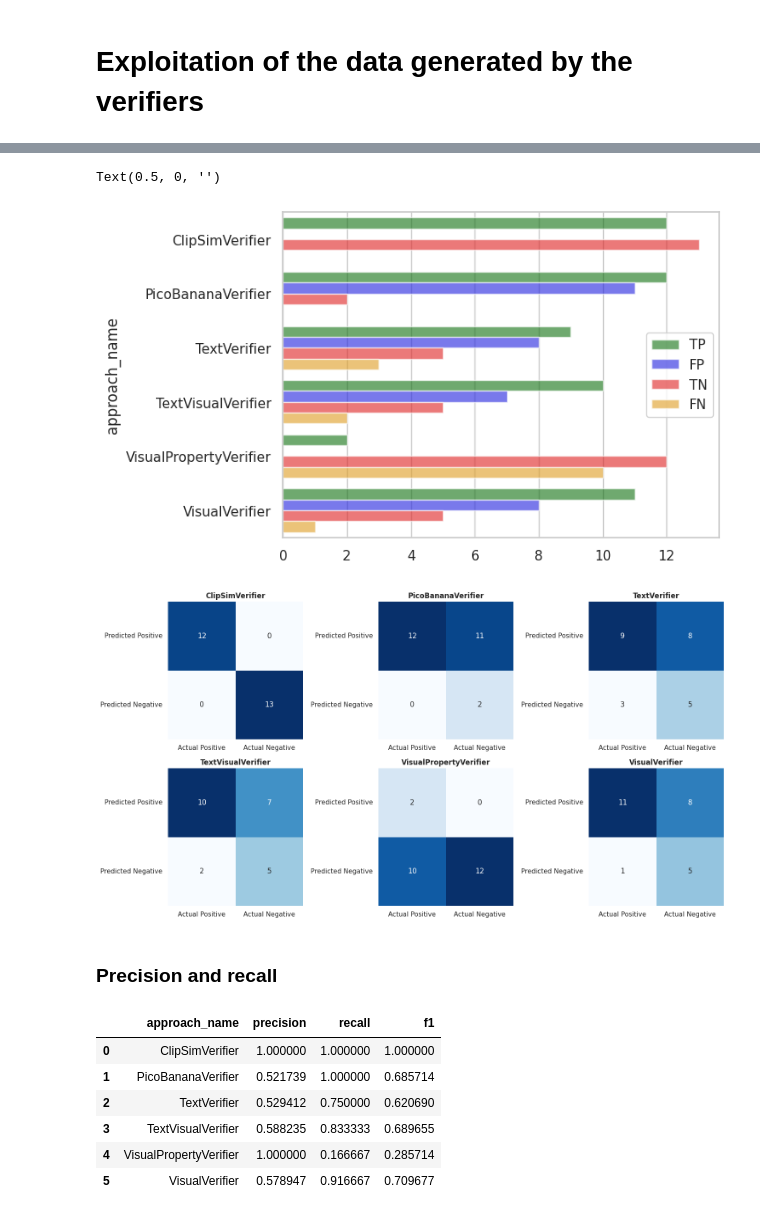
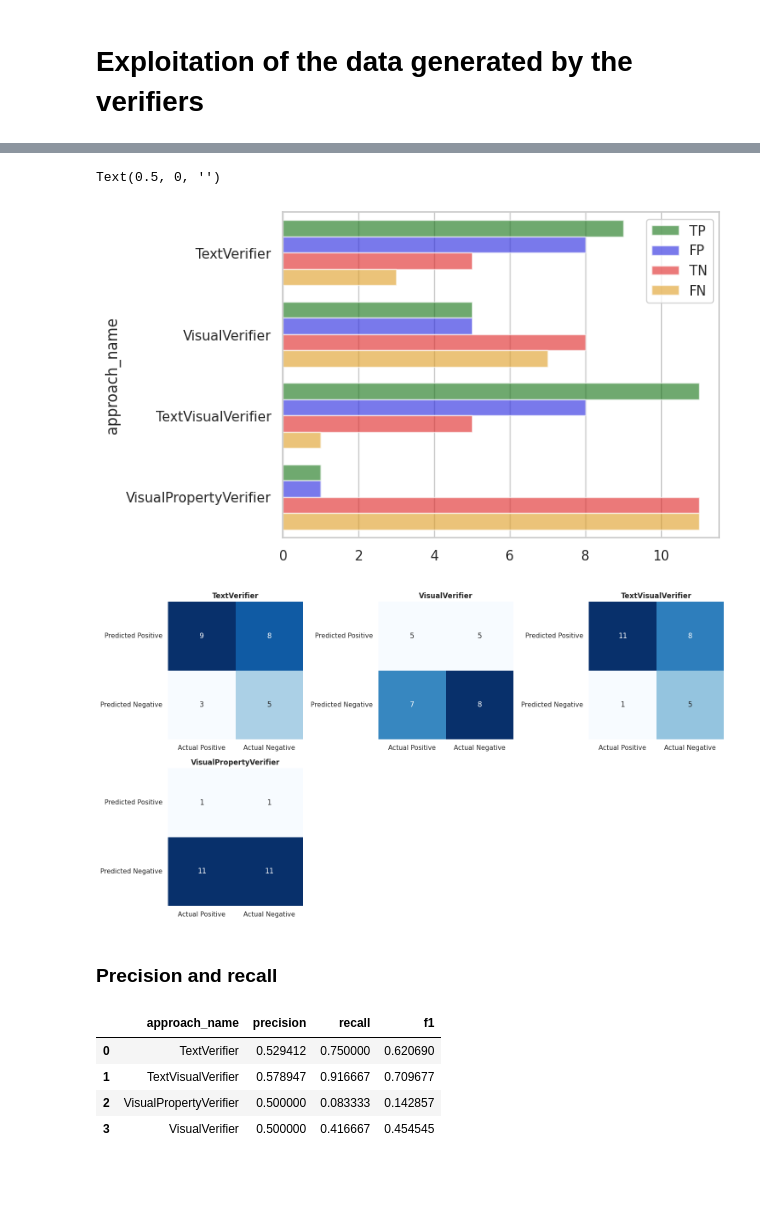
Before and after one commit to IV2C/VIFagent, a Jupyter notebook: notebooks/verifier_exploitation/verifier_exploitation.ipynb, the cells around one changed output, grey strips where cells are left out. Drawn from its saved outputs; the diff is of its cells as text; code cells hidden in the pictures; blank space fills up the shorter version.

Commit message:
returning float instead of bool

```diff
--- a/notebooks/verifier_exploitation/verifier_exploitation.ipynb
+++ b/notebooks/verifier_exploitation/verifier_exploitation.ipynb
@@ -5,6 +5,6 @@ from datasets import load_from_disk,Dataset
 import pandas as pd
 import seaborn as sb
 
-ds_path =f"notebooks/verifier_execution/2025-11-12-14-ds_conc"
+ds_path =f"notebooks/verifier_execution/datasets/preview/full_ds"
 full_ds = load_from_disk(ds_path)
 # %% [markdown]
@@ -12,9 +12,10 @@ full_ds = load_from_disk(ds_path)
 # %%
+threshold = 0.9
 def compute_tpfp(row):
     cl = "unassigned"
-    if row["classified"]!=None:
+    if row["classified_score"]!=None:
         expected = bool(row["expected"])
-        classified = bool(row["classified"])
+        classified = float(row["classified_score"])>threshold
         if expected and classified:
             cl = "TP"
         if not expected and classified:
@@ -30,7 +31,7 @@ def compute_tpfp(row):
 
 rates_ds = full_ds.map(compute_tpfp)
 rates_df = rates_ds.to_pandas()
-rates_df = rates_df[["approach_name","classification","id","try","index","classified","expected"]]
+rates_df = rates_df[["approach_name","classification","id","try","index","classified_score","expected"]]
 # %%
 rates_df
 # %% [output]
@@ -64,7 +55,7 @@ import matplotlib.ticker as ticker
 sns.set_theme(style="whitegrid")
 
 g = sns.countplot(
-    data=rates_agg_df,
+    data=rates_df,
     y="approach_name",
     hue="classification",
     palette=['green', 'blue', 'red','orange'],
@@ -78,7 +69,7 @@ g.legend_.set_title(None)
 g.set_xlabel("")
 # %% [output]
 Text(0.5, 0, '')
-[figure, old version]
+[figure, new version]
 # %%
 import seaborn as sns
 import matplotlib.pyplot as plt
@@ -88,7 +79,7 @@ import numpy as np
 sns.set_theme(style="whitegrid")
 
 # Get unique approaches
-approaches = rates_agg_df['approach_name'].unique()
+approaches = rates_df['approach_name'].unique()
 
 # Calculate number of rows and columns for subplots
 n_approaches = len(approaches)
@@ -104,41 +95,41 @@ axes = axes.flatten()
 # Create confusion matrix for each approach
 for idx, approach in enumerate(approaches):
     # Filter data for this approach
-    approach_data = rates_agg_df[rates_agg_df['approach_name'] == approach]
+    approach_data = rates_df[rates_df['approach_name'] == approach]
 
     # Count occurrences of each classification
     counts = approach_data['classification'].value_counts()
 
     # Create 2x2 confusion matrix (Predicted vs Actual)
     matrix = np.array([
         [counts.get('TP', 0), counts.get('FP', 0)],
         [counts.get('FN', 0), counts.get('TN', 0)]
     ])
 
     # Plot heatmap
     sns.heatmap(
         matrix,
         annot=True,
         fmt='g',
         cmap='Blues',
         cbar=False,
         ax=axes[idx],
         yticklabels=['Predicted Positive', 'Predicted Negative'],
         xticklabels=['Actual Positive', 'Actual Negative']
     )
 
     axes[idx].set_title(f'{approach}', fontsize=12, fontweight='bold')
     axes[idx].set_xlabel('')
     axes[idx].set_ylabel('')
 
 # Hide empty subplots
 for idx in range(n_approaches, len(axes)):
     axes[idx].axis('off')
 
 plt.tight_layout()
 plt.show()
 # %% [output]
-[figure, old version]
+[figure, new version]
 # %% [markdown]
 ### Precision and recall
 # %%
@@ -153,16 +144,14 @@ def compute_metrics(group):
     f1 = 2 * precision * recall / (precision + recall) if (precision + recall) else 0
     return pd.Series({"precision": precision, "recall": recall, "f1": f1})
 
-metrics_df = rates_agg_df.groupby("approach_name").apply(compute_metrics).reset_index()
+metrics_df = rates_df.groupby("approach_name").apply(compute_metrics).reset_index()
 metrics_df
 # %% [output]
 |  | approach_name | precision | recall | f1 |
-| 0 | ClipSimVerifier | 1.000000 | 1.000000 | 1.000000 |
-| 1 | PicoBananaVerifier | 0.521739 | 1.000000 | 0.685714 |
-| 2 | TextVerifier | 0.529412 | 0.750000 | 0.620690 |
-| 3 | TextVisualVerifier | 0.588235 | 0.833333 | 0.689655 |
-| 4 | VisualPropertyVerifier | 1.000000 | 0.166667 | 0.285714 |
-| 5 | VisualVerifier | 0.578947 | 0.916667 | 0.709677 |
+| 0 | TextVerifier | 0.529412 | 0.750000 | 0.620690 |
+| 1 | TextVisualVerifier | 0.578947 | 0.916667 | 0.709677 |
+| 2 | VisualPropertyVerifier | 0.500000 | 0.083333 | 0.142857 |
+| 3 | VisualVerifier | 0.500000 | 0.416667 | 0.454545 |
 # %%
 import seaborn as sns
 import matplotlib.pyplot as plt
```
Also changed, not shown: parts of 10 cells of this notebook, 9 other files.
